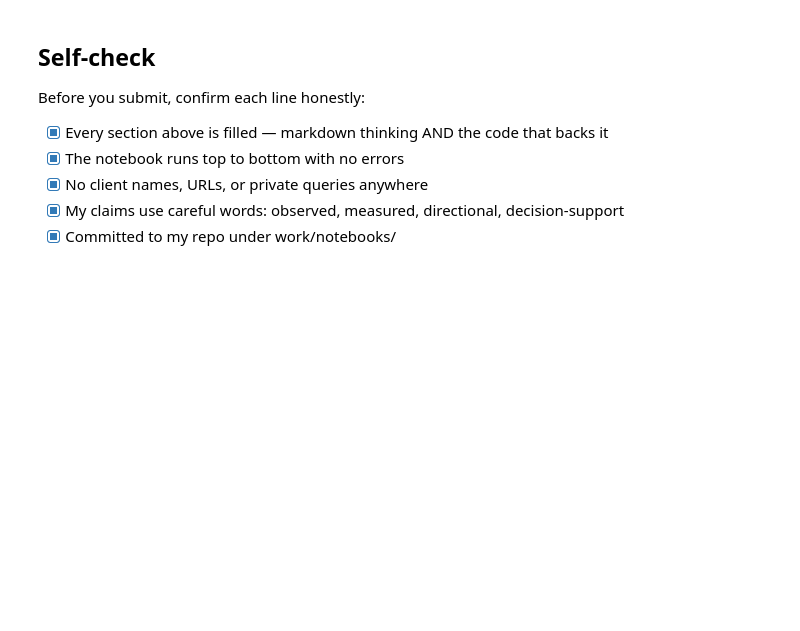
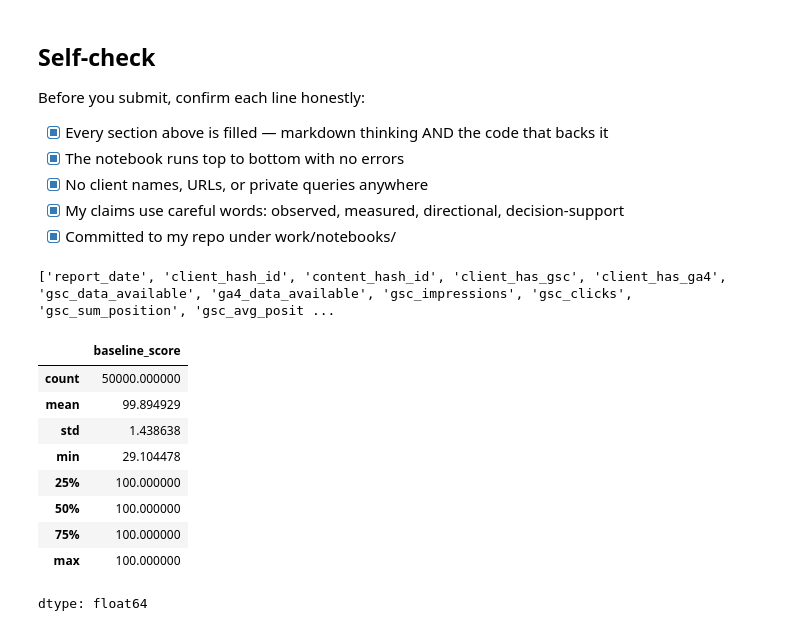
Before and after one commit to Vedant-Jagtap/flyrank-ml-internship, a Jupyter notebook: work/notebooks/w04_baseline_score.ipynb, the cells around one changed output. Saved outputs shown, nothing was run; the diff lists cells and outputs as text; code cells hidden in the pictures; blank space fills up the shorter version.

```diff
--- a/work/notebooks/w04_baseline_score.ipynb
+++ b/work/notebooks/w04_baseline_score.ipynb
@@ -345,3 +345,20 @@ Before you submit, confirm each line honestly:
 - [x] No client names, URLs, or private queries anywhere
 - [x] My claims use careful words: observed, measured, directional, decision-support
 - [x] Committed to my repo under work/notebooks/
+# %%
+print(march_df.columns.tolist())
+# %% [output]
+['report_date', 'client_hash_id', 'content_hash_id', 'client_has_gsc', 'client_has_ga4', 'gsc_data_available', 'ga4_data_available', 'gsc_impressions', 'gsc_clicks', 'gsc_sum_position', 'gsc_avg_posit ...
+# %%
+queue["baseline_score"].describe()
+# %% [output]
+|  | baseline_score |
+| count | 50000.000000 |
+| mean | 99.894929 |
+| std | 1.438638 |
+| min | 29.104478 |
+| 25% | 100.000000 |
+| 50% | 100.000000 |
+| 75% | 100.000000 |
+| max | 100.000000 |
+dtype: float64
```
Also changed, not shown: parts of 2 cells of this notebook.
